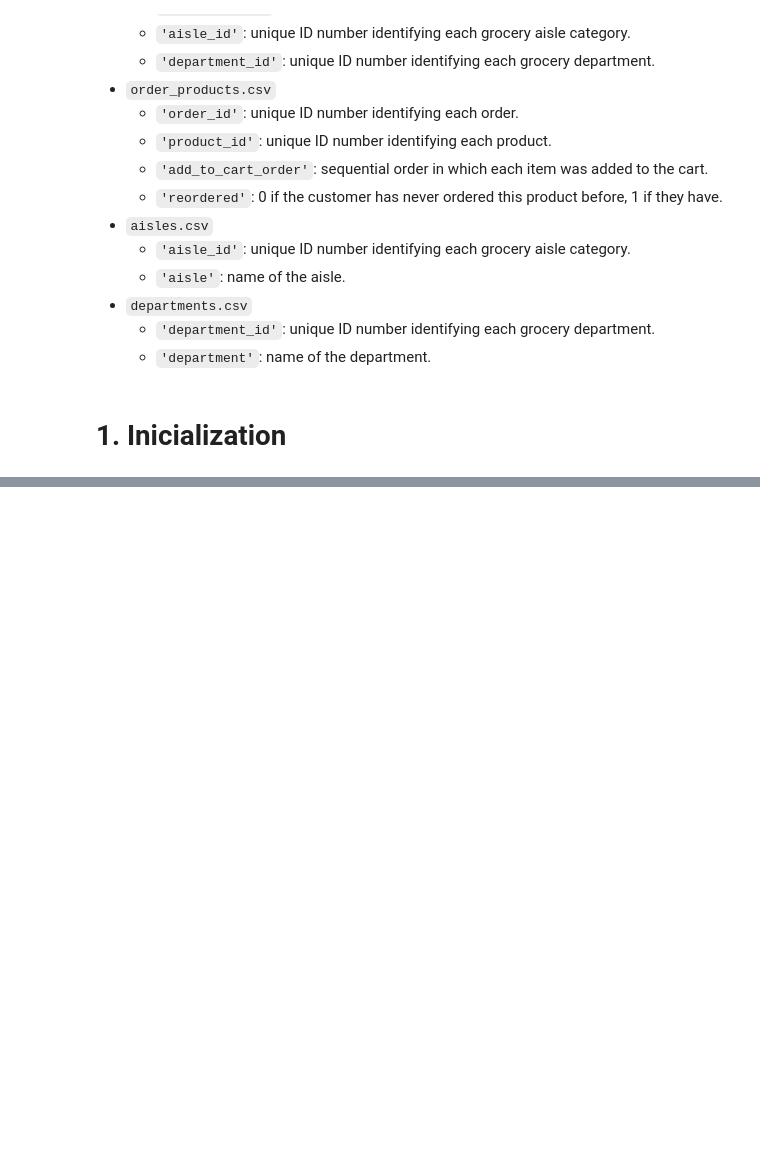
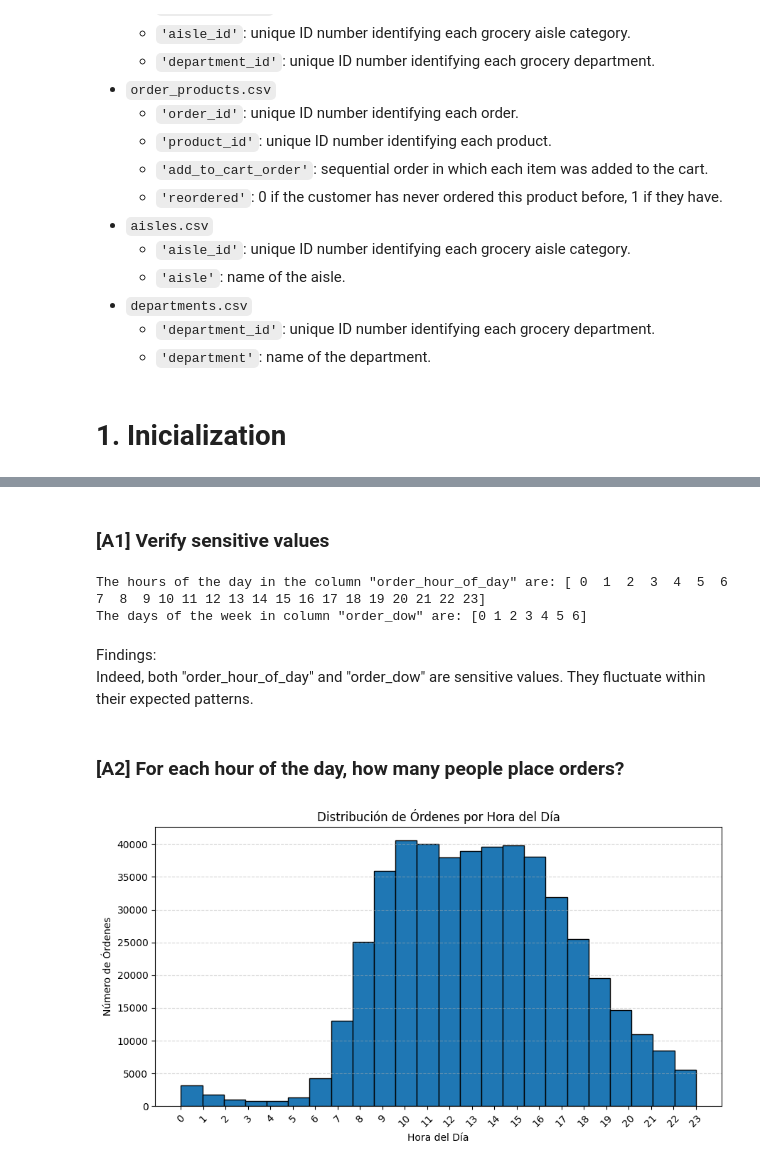
Before and after one commit to alangudi417/online-groceries-customer-behavior, a Jupyter notebook: notebooks/online_groceries.ipynb, the cells around one changed output, grey strips where cells are left out. Cells and saved outputs as stored; diff of their text form; code cells hidden in the pictures; blank space fills up the shorter version.

```diff
--- a/notebooks/online_groceries.ipynb
+++ b/notebooks/online_groceries.ipynb
@@ -130,0 +507,27 @@ print('number of duplicate values in column "order_id": ', df_instacart_orders['
+# %% [markdown]
+### [A1] Verify sensitive values
+# %%
+hours_day = np.sort(df_instacart_orders_clean['order_hour_of_day'].unique())
+day_week = np.sort(df_instacart_orders_clean['order_dow'].unique())
+print('The hours of the day in the column "order_hour_of_day" are:', hours_day)
+print('The days of the week in column "order_dow" are:', day_week)
+# %% [output]
+The hours of the day in the column "order_hour_of_day" are: [ 0  1  2  3  4  5  6  7  8  9 10 11 12 13 14 15 16 17 18 19 20 21 22 23]
+The days of the week in column "order_dow" are: [0 1 2 3 4 5 6]
+# %% [markdown]
+Findings: <br>
+Indeed, both "order_hour_of_day" and "order_dow" are sensitive values. They fluctuate within their expected patterns.
+# %% [markdown]
+### [A2] For each hour of the day, how many people place orders?
+# %%
+plt.figure(figsize=(9, 5))
+plt.hist(df_instacart_orders_clean['order_hour_of_day'], bins=24, edgecolor='black')
+plt.title("Distribución de Órdenes por Hora del Día")
+plt.xlabel("Hora del Día")
+plt.ylabel("Número de Órdenes")
+plt.xticks(range(24), rotation=45)
+plt.tight_layout()
+plt.grid(axis='y', linestyle='--', alpha=0.5)
+plt.show()
+# %% [output]
+[figure, added]
```
Also changed, not shown: parts of 93 cells of this notebook, 1 other file.
